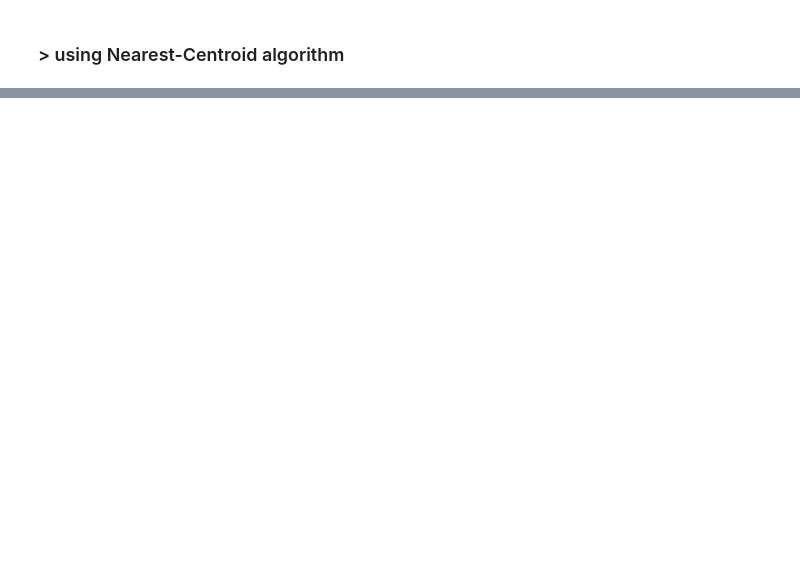
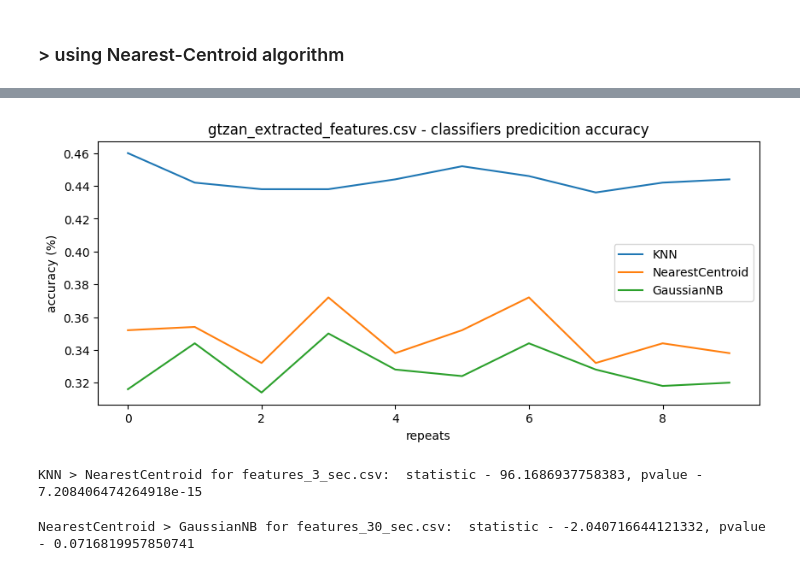
Before and after one commit to konradmaciejczyk/audio-signal-preprocessing-for-ml-classification-models, a Jupyter notebook: project_notebook.ipynb, the cells around one changed output, grey strips where cells are left out. Saved outputs shown, nothing was run; the diff lists cells and outputs as text; code cells hidden in the pictures; blank space fills up the shorter version.

```diff
--- a/project_notebook.ipynb
+++ b/project_notebook.ipynb
@@ -400,0 +410,23 @@ from random import choice
+# %%
+x = [x for x in range(len(scores[0, 0, :]))]
+plt.figure(figsize=(10, 4))
+plt.plot(x, scores[2, 0, :], label="KNN")
+plt.plot(x, scores[2, 1, :], label="NearestCentroid")
+plt.plot(x, scores[2, 2, :], label="GaussianNB")
+plt.xlabel("repeats")
+plt.ylabel("accuracy (%)")
+plt.legend()
+plt.title("gtzan_extracted_features.csv - classifiers predicition accuracy")
+plt.show()
+# %% [output]
+[figure, added]
+# %%
+result = ttest_rel(scores[0, 0, :], scores[0, 1, :])
+print("KNN > NearestCentroid for features_3_sec.csv:  statistic - {}, pvalue - {}".format(result.statistic, result.pvalue))
+# %% [output]
+KNN > NearestCentroid for features_3_sec.csv:  statistic - 96.1686937758383, pvalue - 7.208406474264918e-15
+# %%
+result = ttest_rel(scores[1, 1, :], scores[1, 2, :])
+print("NearestCentroid > GaussianNB for features_30_sec.csv:  statistic - {}, pvalue - {}".format(result.statistic, result.pvalue))
+# %% [output]
+NearestCentroid > GaussianNB for features_30_sec.csv:  statistic - -2.040716644121332, pvalue - 0.0716819957850741
```
Also changed, not shown: parts of 30 cells of this notebook, 5 other files.
